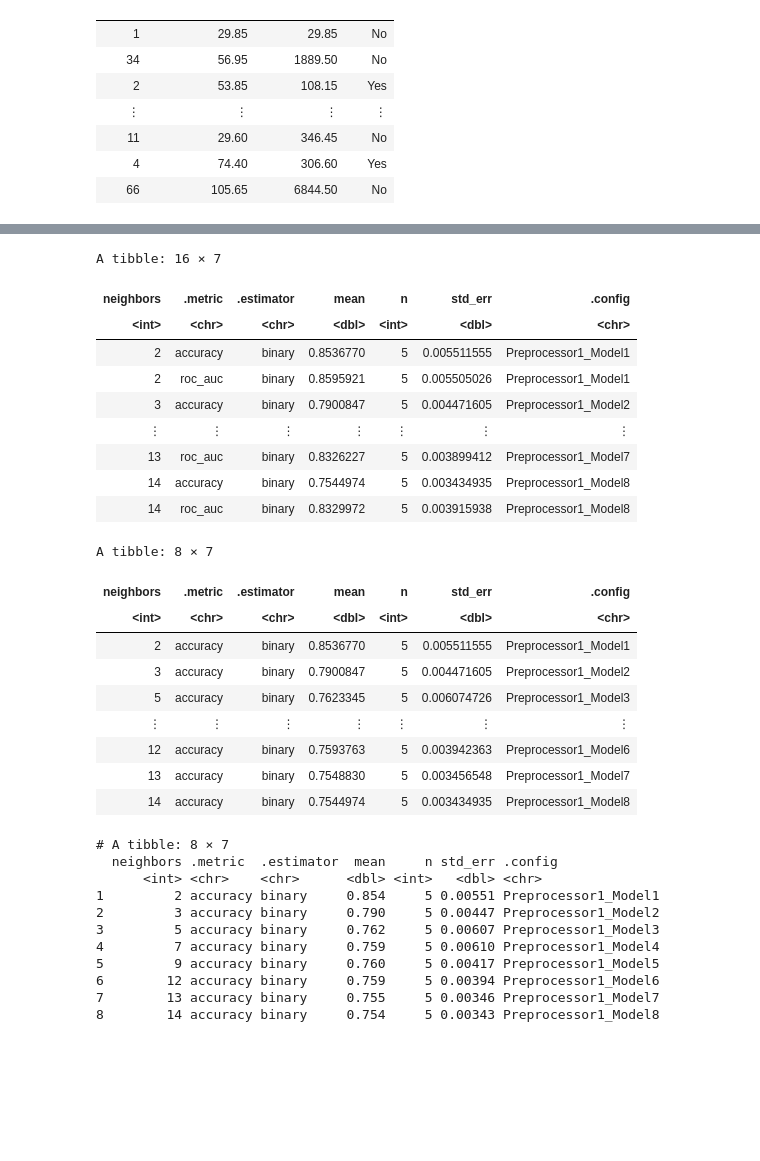
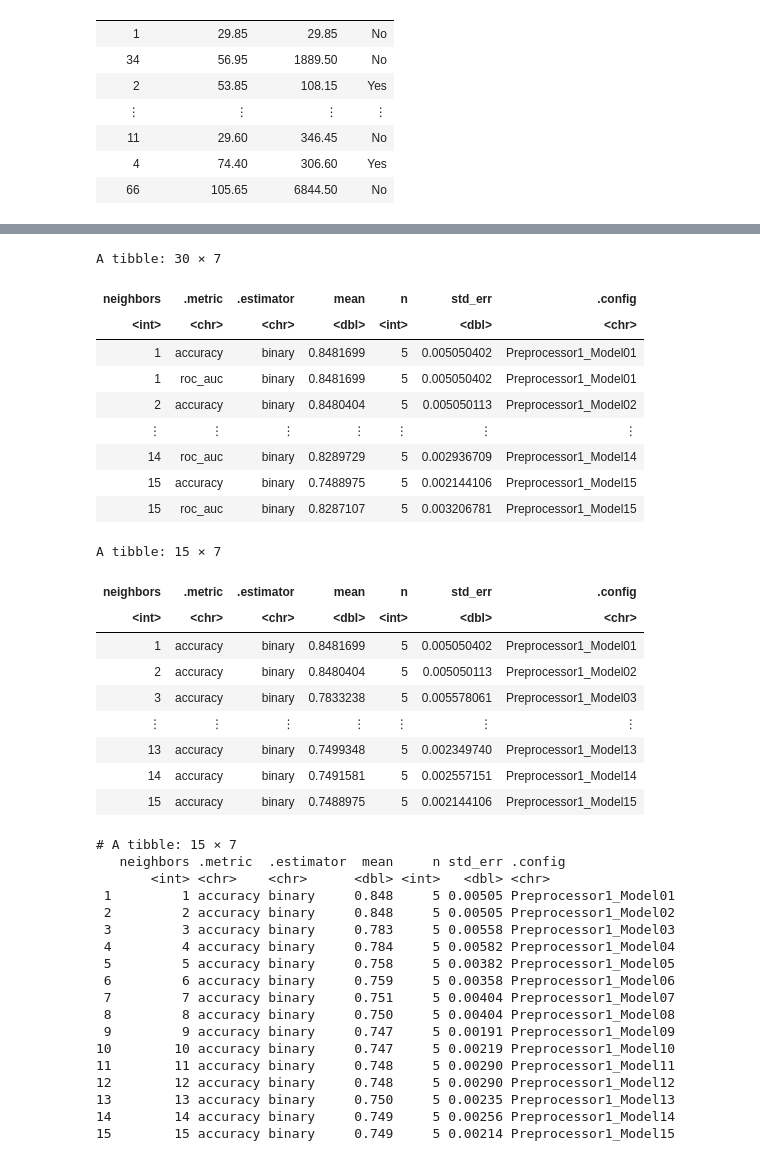
Before and after one commit to hardy1273/churn-analysis-dsci-100, a Jupyter notebook: workingdocument.ipynb, the cells around one changed output, grey strips where cells are left out. Saved outputs shown, nothing was run; the diff lists cells and outputs as text; code cells hidden in the pictures; blank space fills up the shorter version.

```diff
--- a/workingdocument.ipynb
+++ b/workingdocument.ipynb
@@ -170,64 +184,71 @@ set.seed(1234)
 
 knn_spec<-nearest_neighbor(weight_func="rectangular",neighbor=tune())|>
           set_engine("kknn")|>
           set_mode("classification")
 
 telecom_recipe<-recipe(Churn~.,data=new_upsample_telecom_train)|>
                 step_scale(all_predictors())|>
                 step_center(all_predictors())
 
 telecom_vfold<-vfold_cv(new_upsample_telecom_train,v=5,strata=Churn)
 
-
+#kvals<-tibble(neighbors=seq(from=1,to=100,by=5))
 
 telecom_workflow<-workflow()|>
                   add_recipe(telecom_recipe)|>
                   add_model(knn_spec)|>
-                  tune_grid(resamples=telecom_vfold,grid=10)|>
+                  tune_grid(resamples=telecom_vfold,grid=50)|>
                   collect_metrics()
 
 
 telecom_workflow
 
 filtered_telecom_metrics<-telecom_workflow|>
                          filter(.metric=="accuracy")
 
 filtered_telecom_metrics
 
 
 print(filtered_telecom_metrics)
 # %% [output]
-A tibble: 16 × 7
+A tibble: 30 × 7
 | neighbors | .metric | .estimator | mean | n | std_err | .config |
 | <int> | <chr> | <chr> | <dbl> | <int> | <dbl> | <chr> |
-| 2 | accuracy | binary | 0.8536770 | 5 | 0.005511555 | Preprocessor1_Model1 |
-| 2 | roc_auc | binary | 0.8595921 | 5 | 0.005505026 | Preprocessor1_Model1 |
-| 3 | accuracy | binary | 0.7900847 | 5 | 0.004471605 | Preprocessor1_Model2 |
+| 1 | accuracy | binary | 0.8481699 | 5 | 0.005050402 | Preprocessor1_Model01 |
+| 1 | roc_auc | binary | 0.8481699 | 5 | 0.005050402 | Preprocessor1_Model01 |
+| 2 | accuracy | binary | 0.8480404 | 5 | 0.005050113 | Preprocessor1_Model02 |
 | ⋮ | ⋮ | ⋮ | ⋮ | ⋮ | ⋮ | ⋮ |
-| 13 | roc_auc | binary | 0.8326227 | 5 | 0.003899412 | Preprocessor1_Model7 |
-| 14 | accuracy | binary | 0.7544974 | 5 | 0.003434935 | Preprocessor1_Model8 |
-| 14 | roc_auc | binary | 0.8329972 | 5 | 0.003915938 | Preprocessor1_Model8 |
+| 14 | roc_auc | binary | 0.8289729 | 5 | 0.002936709 | Preprocessor1_Model14 |
+| 15 | accuracy | binary | 0.7488975 | 5 | 0.002144106 | Preprocessor1_Model15 |
+| 15 | roc_auc | binary | 0.8287107 | 5 | 0.003206781 | Preprocessor1_Model15 |
-A tibble: 8 × 7
+A tibble: 15 × 7
 | neighbors | .metric | .estimator | mean | n | std_err | .config |
 | <int> | <chr> | <chr> | <dbl> | <int> | <dbl> | <chr> |
-| 2 | accuracy | binary | 0.8536770 | 5 | 0.005511555 | Preprocessor1_Model1 |
-| 3 | accuracy | binary | 0.7900847 | 5 | 0.004471605 | Preprocessor1_Model2 |
-| 5 | accuracy | binary | 0.7623345 | 5 | 0.006074726 | Preprocessor1_Model3 |
+| 1 | accuracy | binary | 0.8481699 | 5 | 0.005050402 | Preprocessor1_Model01 |
+| 2 | accuracy | binary | 0.8480404 | 5 | 0.005050113 | Preprocessor1_Model02 |
+| 3 | accuracy | binary | 0.7833238 | 5 | 0.005578061 | Preprocessor1_Model03 |
 | ⋮ | ⋮ | ⋮ | ⋮ | ⋮ | ⋮ | ⋮ |
-| 12 | accuracy | binary | 0.7593763 | 5 | 0.003942363 | Preprocessor1_Model6 |
-| 13 | accuracy | binary | 0.7548830 | 5 | 0.003456548 | Preprocessor1_Model7 |
-| 14 | accuracy | binary | 0.7544974 | 5 | 0.003434935 | Preprocessor1_Model8 |
+| 13 | accuracy | binary | 0.7499348 | 5 | 0.002349740 | Preprocessor1_Model13 |
+| 14 | accuracy | binary | 0.7491581 | 5 | 0.002557151 | Preprocessor1_Model14 |
+| 15 | accuracy | binary | 0.7488975 | 5 | 0.002144106 | Preprocessor1_Model15 |
-# A tibble: 8 × 7
-  neighbors .metric  .estimator  mean     n std_err .config
-      <int> <chr>    <chr>      <dbl> <int>   <dbl> <chr>
-1         2 accuracy binary     0.854     5 0.00551 Preprocessor1_Model1
-2         3 accuracy binary     0.790     5 0.00447 Preprocessor1_Model2
-3         5 accuracy binary     0.762     5 0.00607 Preprocessor1_Model3
-4         7 accuracy binary     0.759     5 0.00610 Preprocessor1_Model4
-5         9 accuracy binary     0.760     5 0.00417 Preprocessor1_Model5
-6        12 accuracy binary     0.759     5 0.00394 Preprocessor1_Model6
-7        13 accuracy binary     0.755     5 0.00346 Preprocessor1_Model7
-8        14 accuracy binary     0.754     5 0.00343 Preprocessor1_Model8
+# A tibble: 15 × 7
+   neighbors .metric  .estimator  mean     n std_err .config
+       <int> <chr>    <chr>      <dbl> <int>   <dbl> <chr>
+ 1         1 accuracy binary     0.848     5 0.00505 Preprocessor1_Model01
+ 2         2 accuracy binary     0.848     5 0.00505 Preprocessor1_Model02
+ 3         3 accuracy binary     0.783     5 0.00558 Preprocessor1_Model03
+ 4         4 accuracy binary     0.784     5 0.00582 Preprocessor1_Model04
+ 5         5 accuracy binary     0.758     5 0.00382 Preprocessor1_Model05
+ 6         6 accuracy binary     0.759     5 0.00358 Preprocessor1_Model06
+ 7         7 accuracy binary     0.751     5 0.00404 Preprocessor1_Model07
+ 8         8 accuracy binary     0.750     5 0.00404 Preprocessor1_Model08
+ 9         9 accuracy binary     0.747     5 0.00191 Preprocessor1_Model09
+10        10 accuracy binary     0.747     5 0.00219 Preprocessor1_Model10
+11        11 accuracy binary     0.748     5 0.00290 Preprocessor1_Model11
+12        12 accuracy binary     0.748     5 0.00290 Preprocessor1_Model12
+13        13 accuracy binary     0.750     5 0.00235 Preprocessor1_Model13
+14        14 accuracy binary     0.749     5 0.00256 Preprocessor1_Model14
+15        15 accuracy binary     0.749     5 0.00214 Preprocessor1_Model15
 # %%
 telecom_k_graph<-filtered_telecom_metrics|>
                  ggplot(aes(x=neighbors,y=mean))+
```
Also changed, not shown: parts of 6 cells of this notebook.
